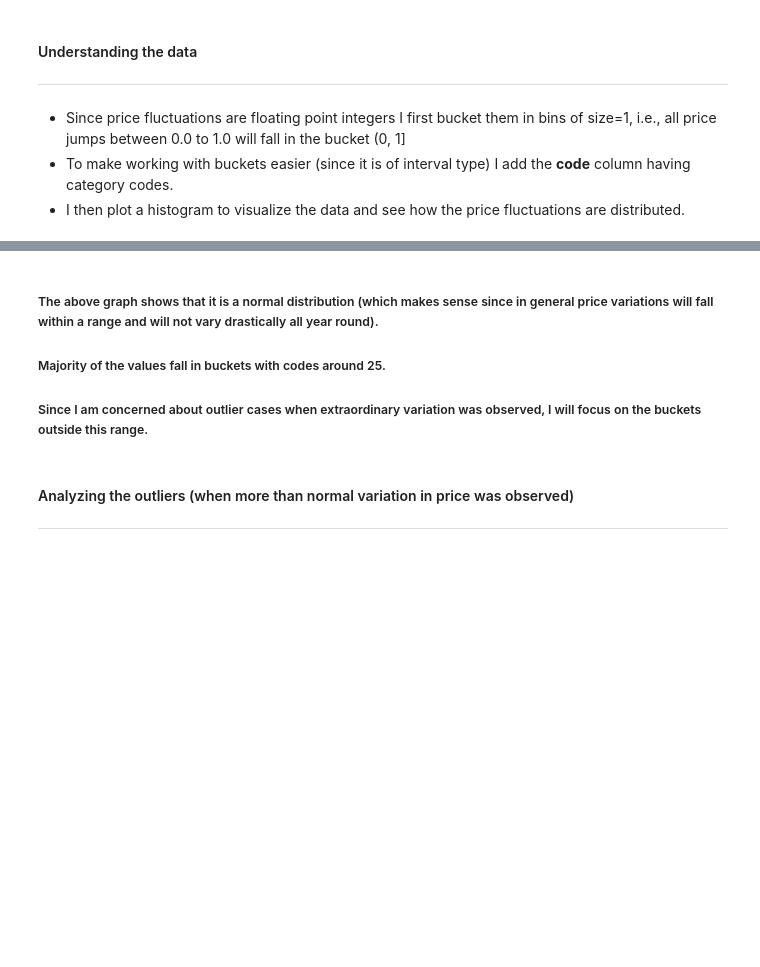
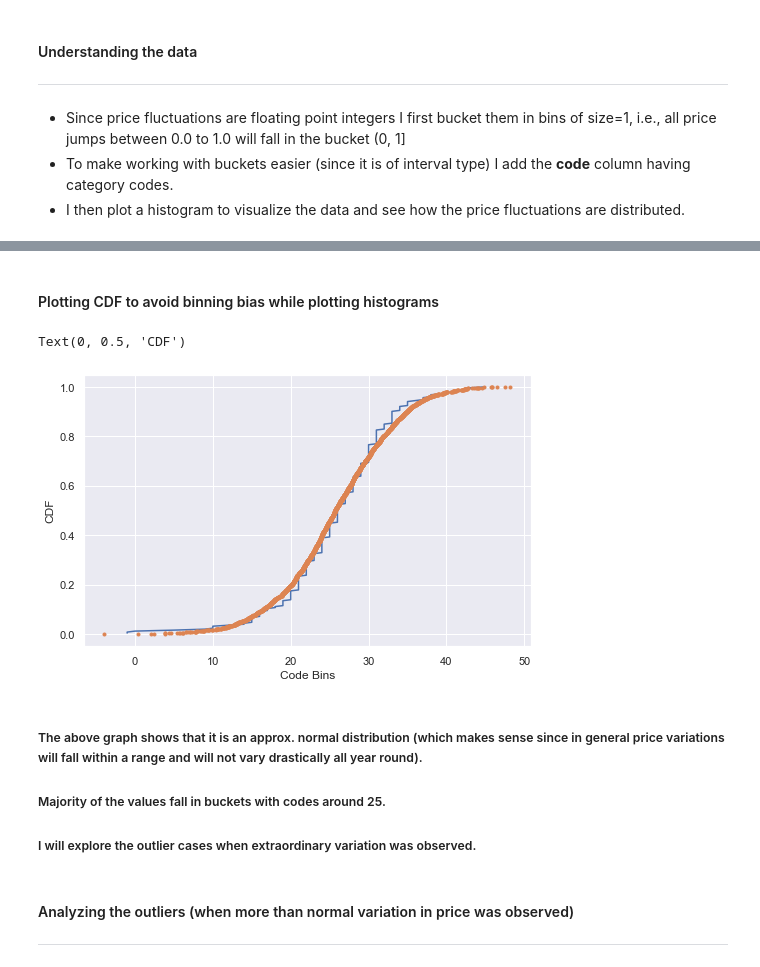
Before and after one commit to anshulrao/popularity-and-profits, a Jupyter notebook: code/Netflix and Stranger Things.ipynb, the cells around one changed output, grey strips where cells are left out. Saved outputs shown, nothing was run; the diff lists cells and outputs as text; code cells hidden in the pictures; blank space fills up the shorter version.

```diff
--- a/code/Netflix and Stranger Things.ipynb
+++ b/code/Netflix and Stranger Things.ipynb
@@ -58,7 +61,37 @@ plt.hist(quotes['code'], color="purple", edgecolor="white")
+# %%
+def ecdf(data):
+    """
+    Compute ECDF for a one-dimensional array.
+
+    """
+    n = len(data)
+    x=np.sort(data)
+    y = np.arange(1, n+1)/n
+    return x, y
+# %%
+mu = np.mean(quotes['code'])
+sigma = np.std(quotes['code'])
+
+samples = np.random.normal(mu, sigma, size=2500)
+
+x_theoretical, y_theoretical = ecdf(quotes['code'])
+x, y = ecdf(samples)
+# %% [markdown]
+#### Plotting CDF to avoid binning bias while plotting histograms
+# %%
+plt.figure(figsize=(8,5))
+sns.set()
+plt.plot(x_theoretical, y_theoretical)
+plt.plot(x, y, marker='.', linestyle='none')
+plt.xlabel('Code Bins')
+plt.ylabel('CDF')
+# %% [output]
+Text(0, 0.5, 'CDF')
+[figure, added]
 # %% [markdown]
-##### The above graph shows that it is a normal distribution (which makes sense since in general price variations will fall within a range and will not vary drastically all year round).
+##### The above graph shows that it is an approx. normal distribution (which makes sense since in general price variations will fall within a range and will not vary drastically all year round).
 ##### Majority of the values fall in buckets with codes around 25.
-##### Since I am concerned about outlier cases when extraordinary variation was observed, I will focus on the buckets outside this range.
+##### I will explore the outlier cases when extraordinary variation was observed.
 # %% [markdown]
 #### Analyzing the outliers (when more than normal variation in price was observed)
 ___
```
Also changed, not shown: parts of 6 cells of this notebook.
